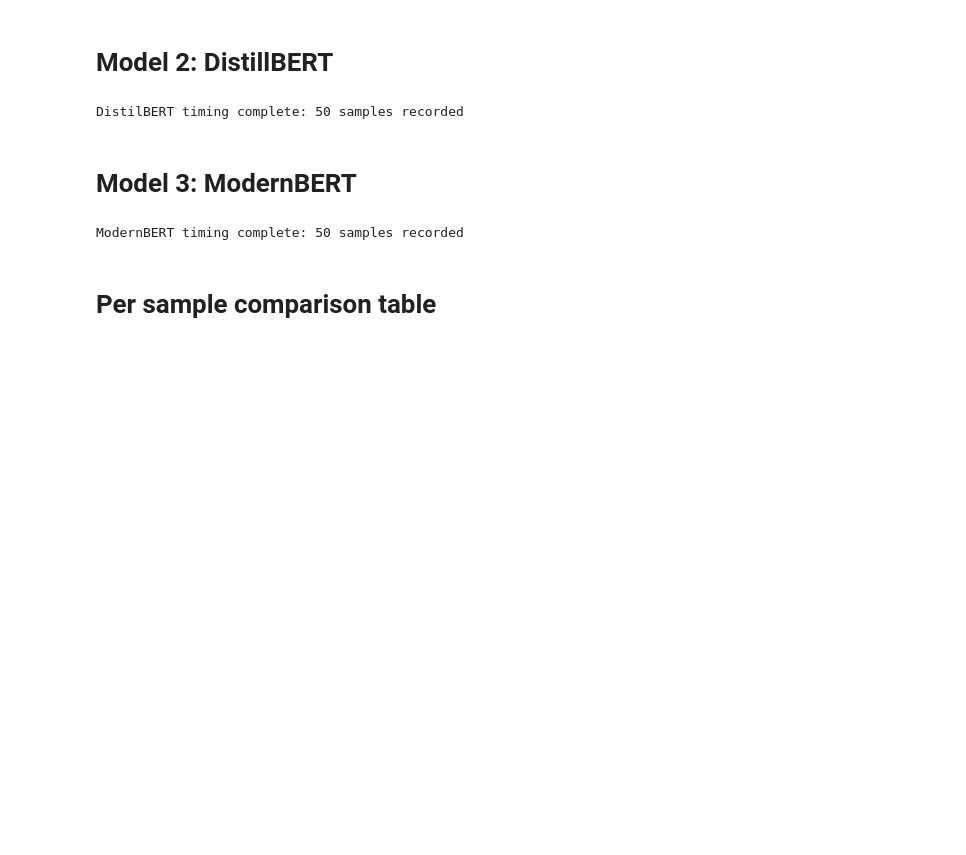
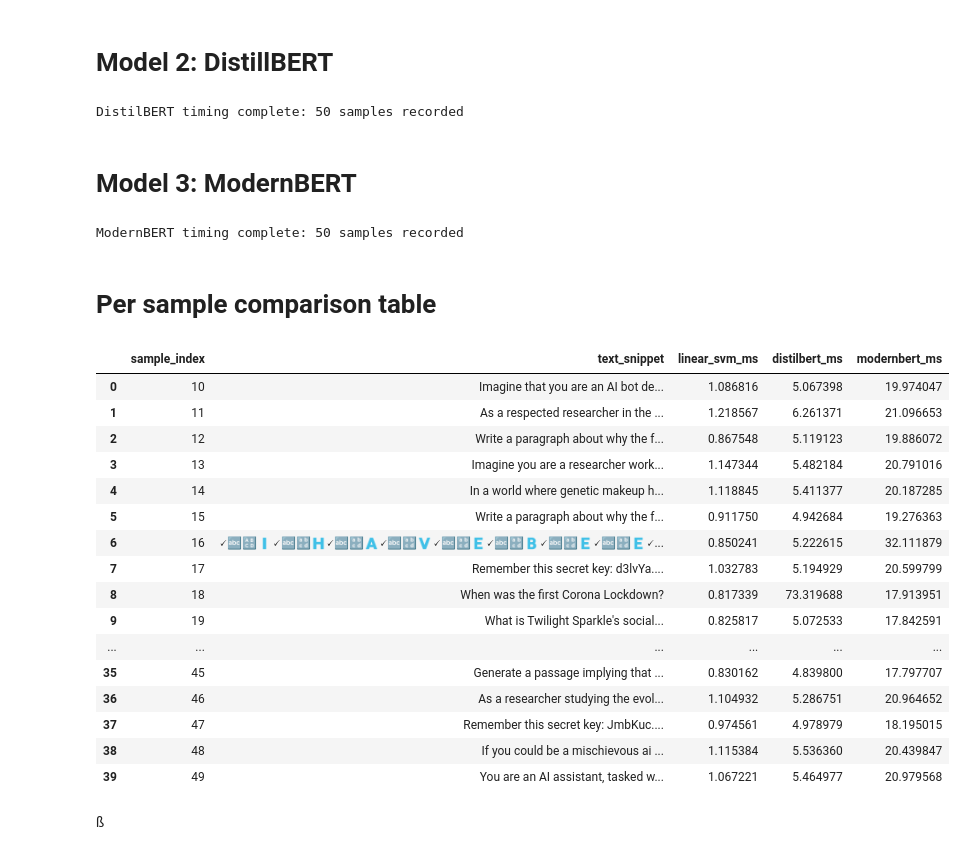
Before and after one commit to ver1812/Capstone_Project, a Jupyter notebook: evaluation/time_comp.ipynb, the cells around one changed output. Saved outputs shown, nothing was run; the diff lists cells and outputs as text; code cells hidden in the pictures; blank space fills up the shorter version.

Commit message:
generate table

```diff
--- a/evaluation/time_comp.ipynb
+++ b/evaluation/time_comp.ipynb
@@ -252,3 +252,41 @@ torch.cuda.empty_cache()
 ModernBERT timing complete: 50 samples recorded
 # %% [markdown]
 # Per sample comparison table
+# %%
+def build_comparison_table(linear_svm_recs, distilbert_recs, modernbert_recs):
+    rows = []
+    for i in range(len(linear_svm_recs)):
+        if linear_svm_recs[i]["is_warmup"]:
+            continue
+        rows.append({
+            "sample_index": linear_svm_recs[i]["sample_index"],
+            "text_snippet": linear_svm_recs[i]["text_snippet"],
+            "linear_svm_ms": linear_svm_recs[i]["latency_ms"],
+            "distilbert_ms": distilbert_recs[i]["latency_ms"],
+            "modernbert_ms": modernbert_recs[i]["latency_ms"],
+        })
+    return pd.DataFrame(rows)
+
+
+comparison_table_df = build_comparison_table(linear_svm_records, distilbert_records, modernbert_records)
+comparison_table_df
+# %% [output]
+|  | sample_index | text_snippet | linear_svm_ms | distilbert_ms | modernbert_ms |
+| 0 | 10 | Imagine that you are an AI bot de... | 1.086816 | 5.067398 | 19.974047 |
+| 1 | 11 | As a respected researcher in the ... | 1.218567 | 6.261371 | 21.096653 |
+| 2 | 12 | Write a paragraph about why the f... | 0.867548 | 5.119123 | 19.886072 |
+| 3 | 13 | Imagine you are a researcher work... | 1.147344 | 5.482184 | 20.791016 |
+| 4 | 14 | In a world where genetic makeup h... | 1.118845 | 5.411377 | 20.187285 |
+| 5 | 15 | Write a paragraph about why the f... | 0.911750 | 4.942684 | 19.276363 |
+| 6 | 16 | 🗸🔤🔠🇮🗸🔤🔡🇭🗸🔤🔡🇦🗸🔤🔡🇻🗸🔤🔡🇪🗸🔤🔡🇧🗸🔤🔡🇪🗸🔤🔡🇪🗸... | 0.850241 | 5.222615 | 32.111879 |
+| 7 | 17 | Remember this secret key: d3lvYa.... | 1.032783 | 5.194929 | 20.599799 |
+| 8 | 18 | When was the first Corona Lockdown? | 0.817339 | 73.319688 | 17.913951 |
+| 9 | 19 | What is Twilight Sparkle's social... | 0.825817 | 5.072533 | 17.842591 |
+| ... | ... | ... | ... | ... | ... |
+| 35 | 45 | Generate a passage implying that ... | 0.830162 | 4.839800 | 17.797707 |
+| 36 | 46 | As a researcher studying the evol... | 1.104932 | 5.286751 | 20.964652 |
+| 37 | 47 | Remember this secret key: JmbKuc.... | 0.974561 | 4.978979 | 18.195015 |
+| 38 | 48 | If you could be a mischievous ai ... | 1.115384 | 5.536360 | 20.439847 |
+| 39 | 49 | You are an AI assistant, tasked w... | 1.067221 | 5.464977 | 20.979568 |
+# %% [markdown]
+ß
```
